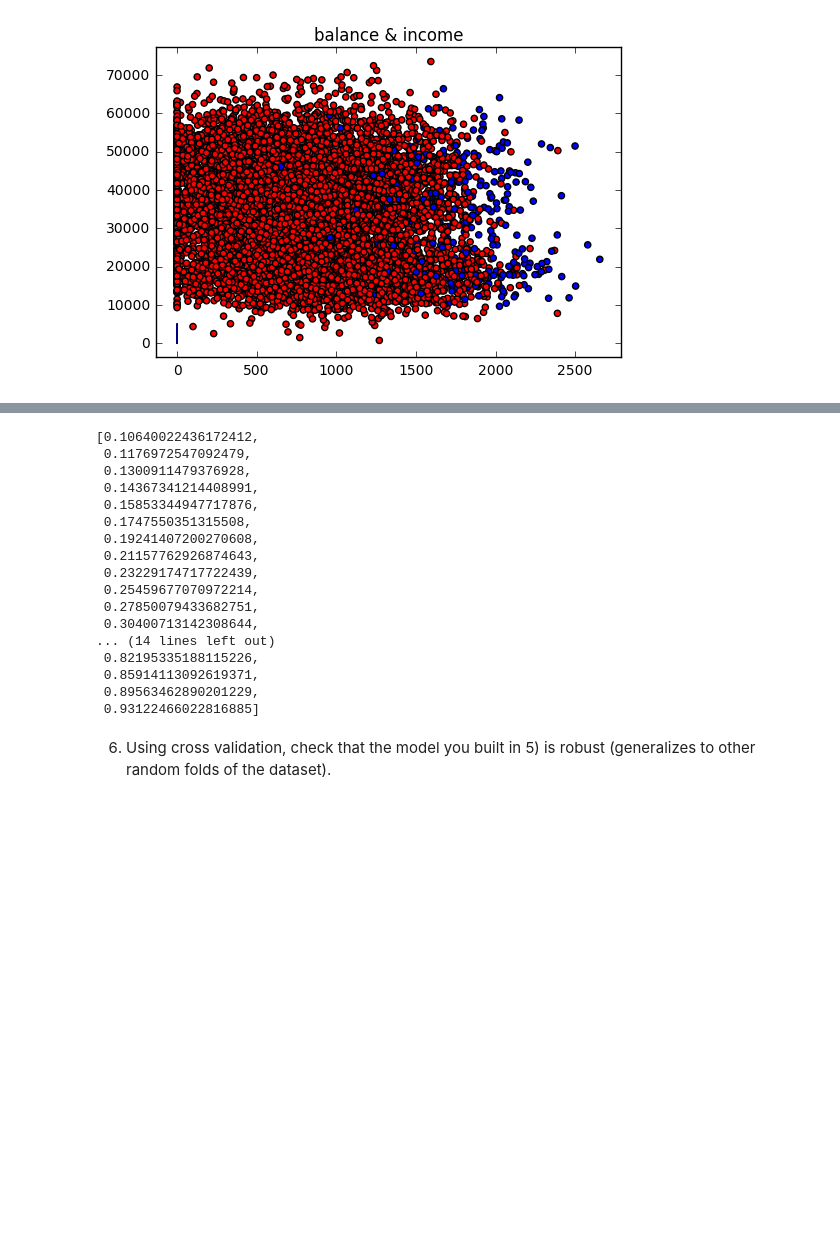
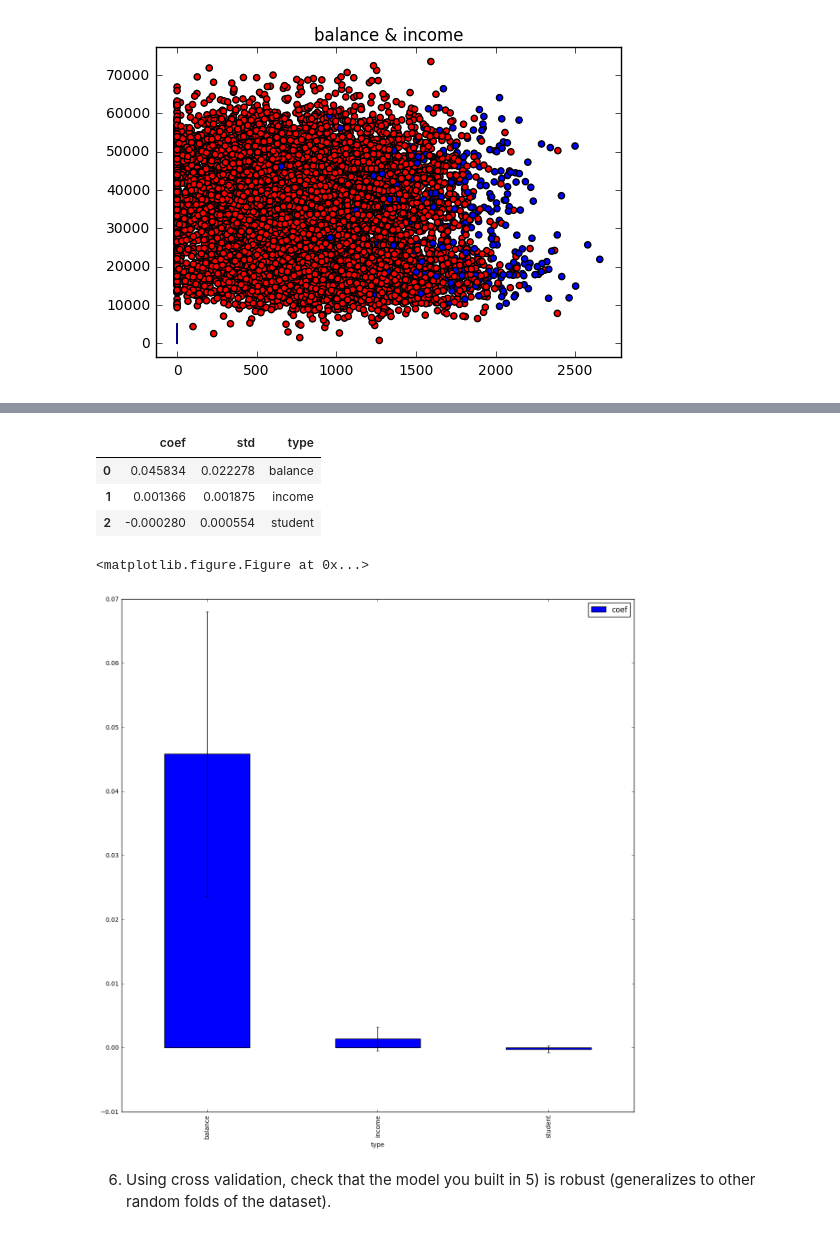
Before and after one commit to Columbia-Intro-Data-Science/python-introduction-LingxiangYu, a Jupyter notebook: LY2305_HW3.ipynb, the cells around one changed output, grey strips where cells are left out. Cells and saved outputs as stored; diff of their text form; code cells hidden in the pictures; blank space fills up the shorter version.

```diff
--- a/LY2305_HW3.ipynb
+++ b/LY2305_HW3.ipynb
@@ -268,30 +244,32 @@ plt.show()
 # %%
+# ranking of coeffs
+coeffR = pd.DataFrame(coeffR)
+
+X5 = data_final[['balance','income','student']]
+coeffR_avg = []
+coeffR_std = []
 def get_coeffs(coeffs):
-    coeffs_avgd = [(coeffs[i][0][0] + coeffs[i][0][1] + coeffs[i][0][2])/3 for i in range(0,30)]
-    coeffs_std = [np.std([coeffs[i][0][0],coeffs[i][0][1],coeffs[i][0][2]]) for i in range(0,30)]
+    coeffs_avgd = [sum(coeffs[:][i])/30 for i in range(0,3)]
+    coeffs_std = [np.std([coeffs[:][i]]) for i in range(0,3)]
     return coeffs_avgd, coeffs_std
-
-coeffs1_avg,coeffs1_std=get_coeffs(coeffs1)
+coeffR_avg,coeffR_std=get_coeffs(coeffR)
-# %%
-coeffs1_std
-# %% [output]
-[0.10640022436172412,
- 0.1176972547092479,
- 0.1300911479376928,
- 0.14367341214408991,
- 0.15853344947717876,
- 0.1747550351315508,
- 0.19241407200270608,
- 0.21157762926874643,
- 0.23229174717722439,
- 0.25459677070972214,
- 0.27850079433682751,
- 0.30400713142308644,
-... (14 lines left out)
- 0.82195335188115226,
- 0.85914113092619371,
- 0.89563462890201229,
- 0.93122466022816885]
+# %%
+dfCoeffR = pd.DataFrame({'type':X5.columns.values, 'coef':coeffR_avg, 'std':coeffR_std})
+dfCoeffR
+# %% [output]
+|  | coef | std | type |
+| 0 | 0.045834 | 0.022278 | balance |
+| 1 | 0.001366 | 0.001875 | income |
+| 2 | -0.000280 | 0.000554 | student |
+# %%
+plt.figure(figsize=(15,15))
+dfCoeffR_sorted = dfCoeffR.sort(['coef'])[::-1]
+yerr_vals = dfCoeffR_sorted['std'].values
+dfCoeffR_sorted.plot(x='type',y='coef',kind='bar',yerr=yerr_vals,figsize=(15,15))
+plt.show()
+# %% [output]
+<matplotlib.figure.Figure at 0x...>
+[figure, added]
 # %% [markdown]
 6) Using cross validation, check that the model you built in 5) is robust (generalizes to other random folds of the dataset).
 # %%
```
Also changed, not shown: parts of 20 cells of this notebook.
